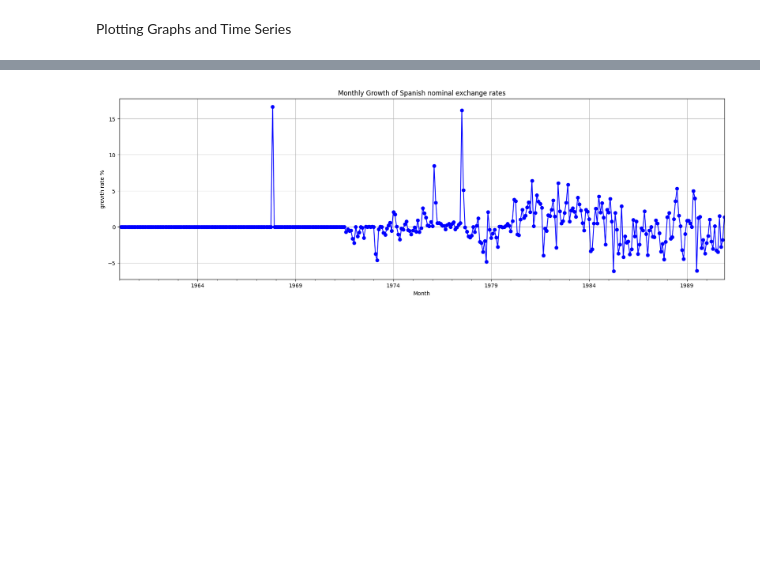
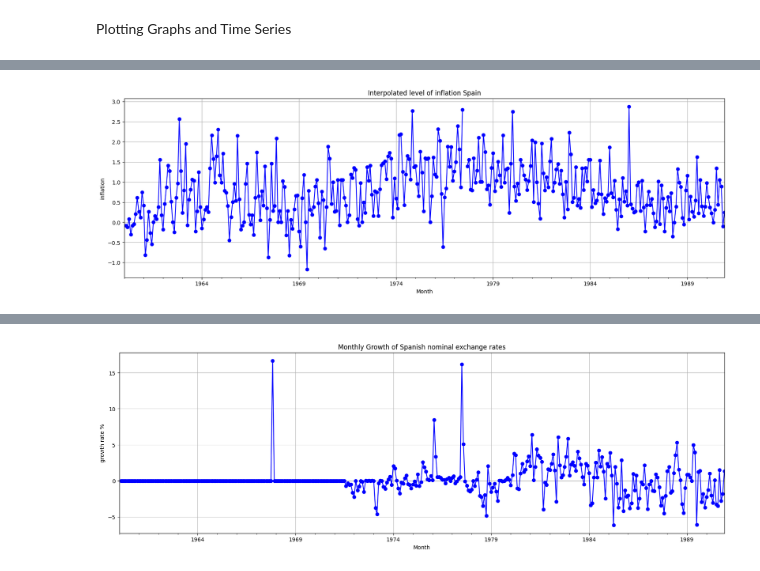
Before and after one commit to Josh-Yg/Macro-Pythonwork, a Jupyter notebook: Data Cleaning.ipynb, the cells around one changed output, grey strips where cells are left out. Saved outputs shown, nothing was run; the diff lists cells and outputs as text; code cells hidden in the pictures; blank space fills up the shorter version.

```diff
--- a/Data Cleaning.ipynb
+++ b/Data Cleaning.ipynb
@@ -285,0 +308,11 @@ Plotting Graphs and Time Series
+# %%
+#levels of inflation Spain
+plt.figure(figsize=(20, 6))
+interpolated_df_month_series['Monthly Inflation Rate'].plot(kind='line', marker='o', color='blue', linestyle='-')
+plt.title('Interpolated level of inflation Spain')
+plt.xlabel('Month')
+plt.ylabel('inflation')
+plt.grid(True)
+plt.show()
+# %% [output]
+[figure, added]
```
Also changed, not shown: parts of 6 cells of this notebook.
